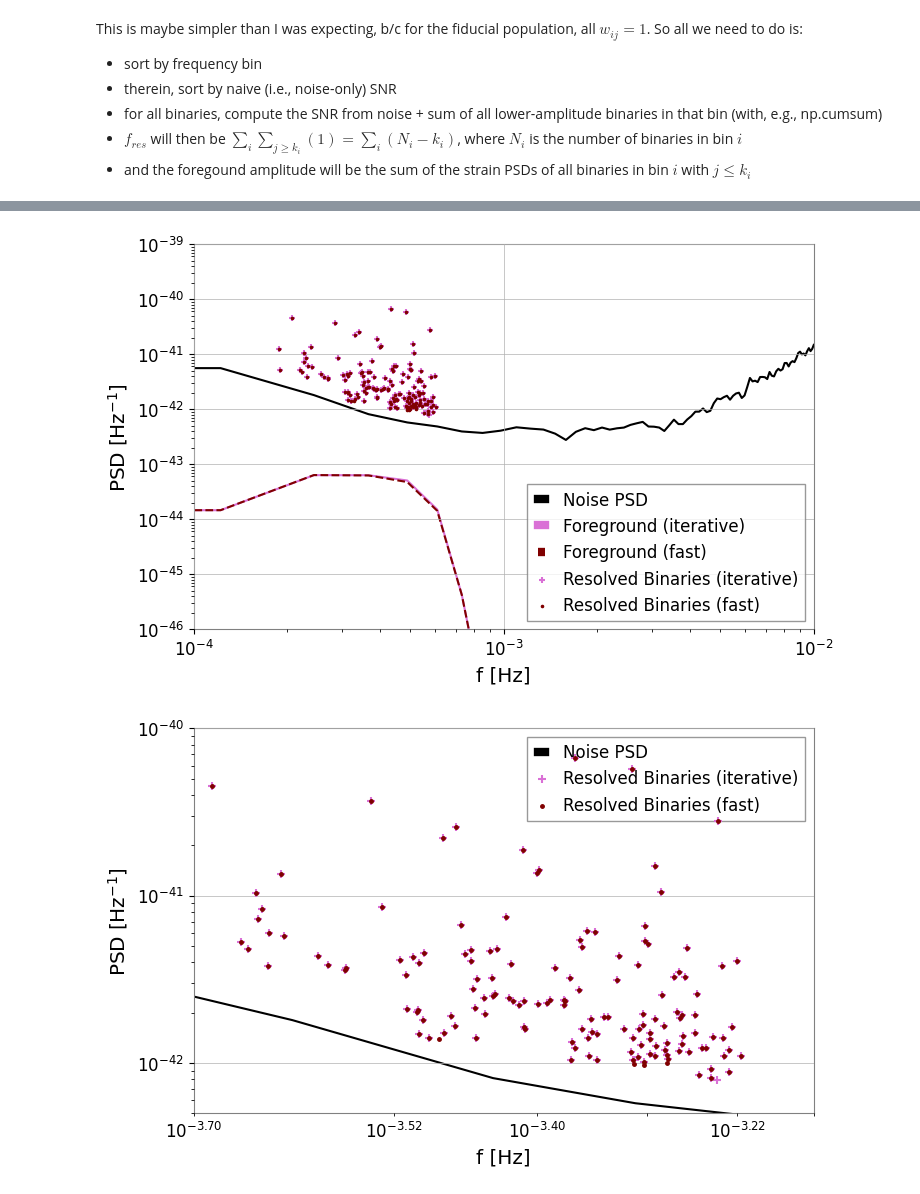
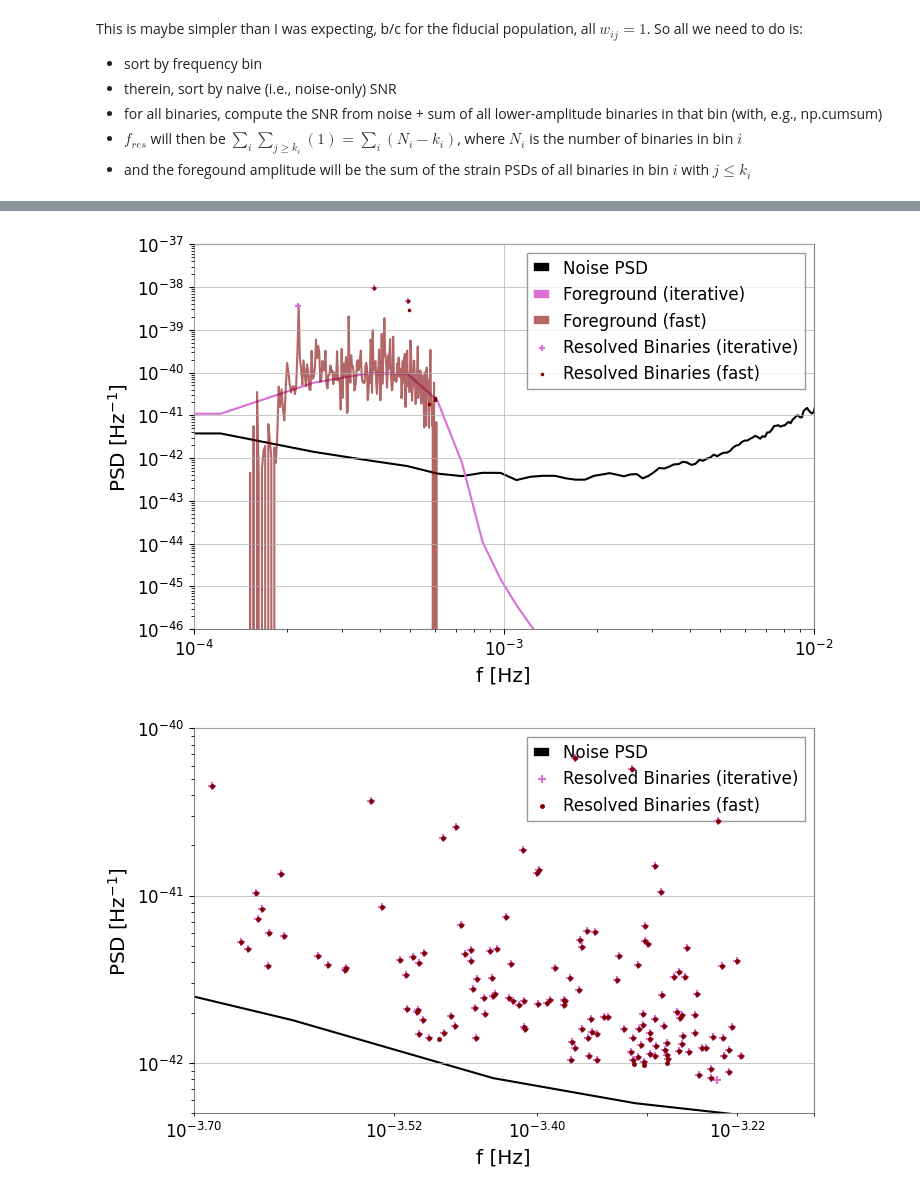
Before and after one commit to criswellalexander/gb-population-inference, a Jupyter notebook: test_gb_selection-cleaned-up.ipynb, the cells around one changed output, grey strips where cells are left out. Drawn from its saved outputs; the diff is of its cells as text; code cells hidden in the pictures.

```diff
--- a/test_gb_selection-cleaned-up.ipynb
+++ b/test_gb_selection-cleaned-up.ipynb
@@ -288,10 +434,10 @@ def calc_Nij(A, noisePSD, wts, duration):
     wts (float or array) : weights from fiducial population (1 for now)
     '''
 #     np.sqrt(dur_noise*np.array(df['amplitude'])[current_unres_idx]**2 / (4*current_latf))
-    return np.sqrt(duration*A**2/(4*(noisePSD+np.cumsum(wts*A**2))))
+    return np.sqrt(duration*A**2/((noisePSD + duration * (np.cumsum(wts*A**2) - wts*A**2) )))
 #     return A / (noisePSD + np.cumsum(wts*A))
 # %%
-def bin_sort_threshold(binaries,fs_full,noisePSD,duration,LISA_rx,wts=1,snr_thresh=7):
+def bin_sort_threshold(binaries,fs_full,fs_noise,noisePSD,duration,LISA_rx,wts=1,snr_thresh=7):
     '''
     Function to bin by frequency, then for the vector of binaries in each frequency bin, sort them by amplitude.
 
@@ -314,10 +460,22 @@ def bin_sort_threshold(binaries,fs_full,noisePSD,duration,LISA_rx,wts=1,snr_thre
     dwd_fs = np.array(binaries['frequency'])
     dwd_amps = np.array(binaries['amplitude'])
     dwd_idx = np.arange(len(binaries['amplitude']))
+
+    ## constrain to frequencies where we have a noise curve
+    if fs_noise[0] == 0:
+        fs_noise = fs_noise[1:]
+        noisePSD = noisePSD[1:]
+    noise_f_mask = (fs_full>=fs_noise.min()) & (fs_full<=fs_noise.max())
+    fs_full = fs_full[noise_f_mask]
+    ## find which noise frequency corresponds to each frequency bin
+    noise_f_idx = np.digitize(fs_full,fs_noise-(fs_noise[1]-fs_noise[0])/2)
+
     ## bin the binaries by frequency
     ## first, find which frequency bin each binary is in
     delf = fs_full[1] - fs_full[0]
     f_idx = np.digitize(dwd_fs,fs_full+0.5*delf)
+
+
 
     ## now created a ragged list of arrays of varying sizes, corresponding to N_dwd(f_i)
     ## each entry is an array containing the indices of the DWDs in that bin, sorted by ascending amplitude*
@@ -332,12 +490,14 @@ def bin_sort_threshold(binaries,fs_full,noisePSD,duration,LISA_rx,wts=1,snr_thre
         fbin_sort_i = np.argsort(fbin_amps_i)
         re_sort_i = np.argsort(fbin_sort_i) ## this will allow us to later return to the original order
 
-        fbin_Nij = calc_Nij(fbin_amps_i[fbin_sort_i],noisePSD[i],wts,duration)
+        fbin_Nij = calc_Nij(fbin_amps_i[fbin_sort_i],noisePSD[noise_f_idx[i]],wts,duration)
+        if fbin_Nij.size > 0:
+            print(np.max(fbin_Nij))
         res_mask_i = fbin_Nij>=snr_thresh
         res_mask_i_resort = res_mask_i[re_sort_i]
         fbin_res_list.append(dwd_idx[fbin_mask_i][res_mask_i_resort])
 
-        foreground_amp[i] = np.sum(0.5*fbin_amps_i[np.invert(res_mask_i_resort)]**2)
+        foreground_amp[i] = np.sum(fbin_amps_i[np.invert(res_mask_i_resort)]**2)
 
     ##unpack the binned list
     res_idx = np.array([],dtype=int)
@@ -346,8 +506,8 @@ def bin_sort_threshold(binaries,fs_full,noisePSD,duration,LISA_rx,wts=1,snr_thre
     N_res = len(res_idx)
     unres_idx = np.isin(dwd_idx,res_idx,invert=True)
 
-    return foreground_amp, N_res, res_idx, unres_idx
+    return foreground_amp, fs_full, N_res, res_idx, unres_idx
 # %%
-fg_fast, N_res_fast, res_idx_fast, unres_idx_fast = bin_sort_threshold(df,
+fg_fast, fg_fs, N_res_fast, res_idx_fast, unres_idx_fast = bin_sort_threshold(df,fs_fullres,
                                                                        fw_noise,welch_noise_psd,dur_noise,
                                                                        R_LISA,wts=1,snr_thresh=7)
@@ -372,4 +554,4 @@ plt.show()
 # %%
 fs_resolved_fast = np.array(df['frequency'][res_idx_fast])
-psds_resolved_fast = 0.5*R_LISA*(fw_unresolved_fast[1]-fw_unresolved_fast[0])**-1 *np.array(df['amplitude'][res_idx_fast])**2
+psds_resolved_fast = R_LISA*dur_noise*np.array(df['amplitude'][res_idx_fast])**2
 # %%
@@ -379,20 +572,21 @@ if not os.path.exists(figpath):
 # %%
 plt.figure(figsize=(8,5))
 plt.loglog(fw_noise, welch_noise_psd,c='k',label='Noise PSD')
 plt.loglog(fw_unresolved,welch_unresolved,c='orchid',label='Foreground (iterative)')
-plt.loglog(fw_unresolved_fast,welch_unresolved_fast,c='maroon',ls='--',label='Foreground (fast)')
+# plt.loglog(fw_unresolved_fast,welch_unresolved_fast,c='maroon',ls='--',label='Foreground (fast)')
+plt.loglog(fg_fs,dur_noise*fg_fast,c='maroon',ls='-',label='Foreground (fast)',alpha=0.6)
 plt.scatter(fs_resolved,psds_resolved,marker='+',s=20,c='orchid',label='Resolved Binaries (iterative)',zorder=10)
 plt.scatter(fs_resolved_fast,psds_resolved_fast,marker='.',s=10,c='maroon',label='Resolved Binaries (fast)',zorder=10)
-plt.ylim(1e-46,1e-39)
+plt.ylim(1e-46,1e-37)
 plt.xlim(1e-4,1e-2)
 plt.xlabel('f [Hz]')
 plt.ylabel('PSD [Hz$^{-1}$]')
 plt.legend()#loc='lower right')
 # for ext in ['.png','.pdf']:
 #     plt.savefig(figpath+'fast_v_iter_psd'+ext)
 plt.show()
 # %% [output]
-[figure, old version]
+[figure, new version]
 # %%
 ## zoom zoom
 plt.figure(figsize=(8,5))
```
Also changed, not shown: parts of 55 cells of this notebook, 1 other file.
